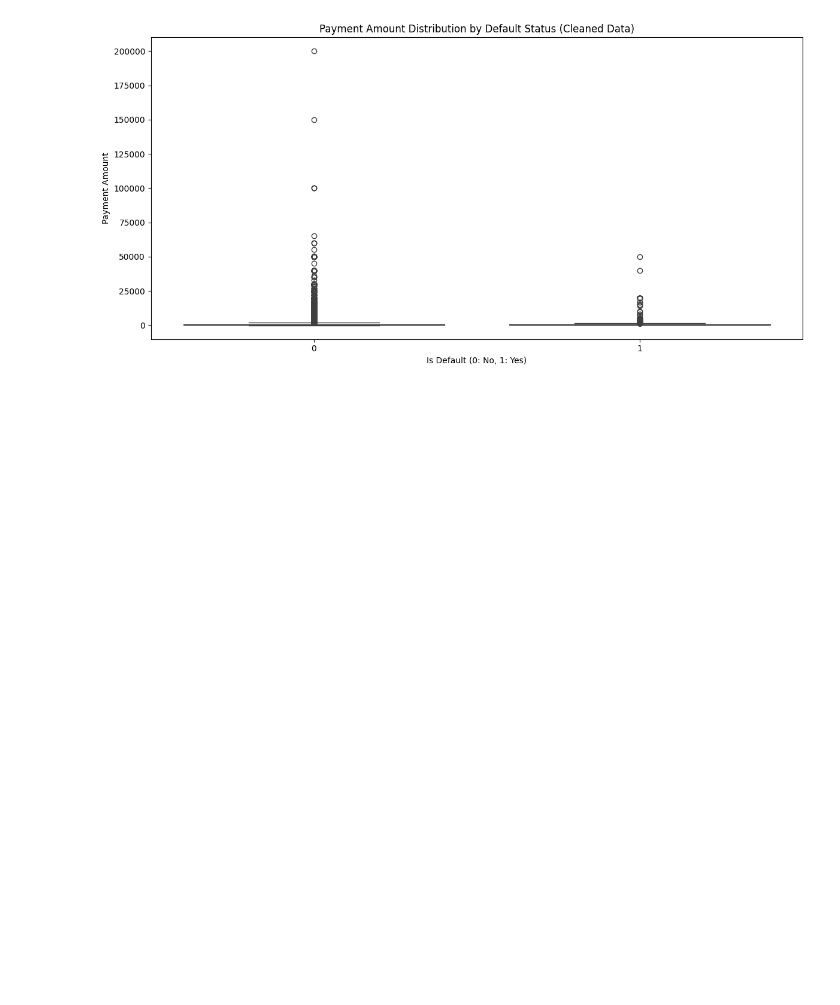
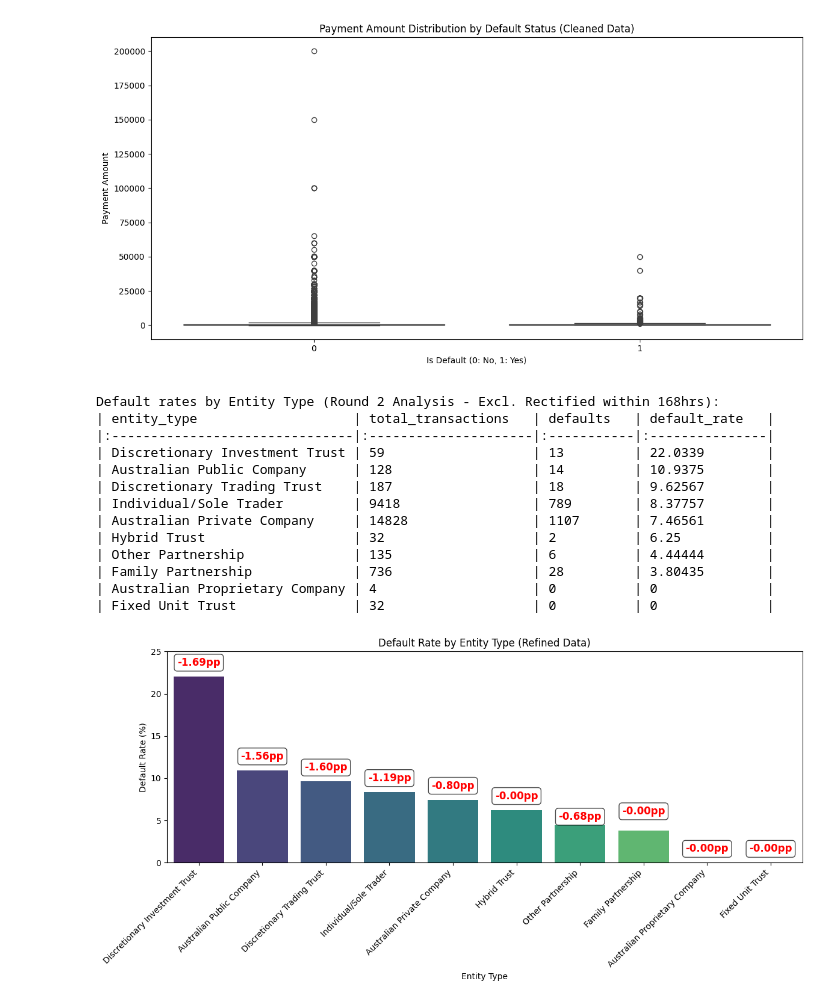
Before and after one commit to jack-braga/Jack-Braga-Case-Study, a Jupyter notebook: Final_Analysis.ipynb, the cells around one changed output. Cells and saved outputs as stored; diff of their text form; code cells hidden in the pictures; blank space fills up the shorter version.

Commit message:
:recycle: almost complete final analysis

```diff
--- a/Final_Analysis.ipynb
+++ b/Final_Analysis.ipynb
@@ -869,3 +873,67 @@ plt.show()
 [figure]
 # %% [markdown]
 ![image.png](attachment:image.png)
+# %%
+# Re-analyzing Default Rates by Entity Type
+entity_type_defaults_round2 = merged_df_round2.groupby('entity_type').agg(
+    total_transactions=('is_default_round2', 'count'),
+    defaults=('is_default_round2', 'sum')
+).reset_index()
+entity_type_defaults_round2['default_rate'] = (entity_type_defaults_round2['defaults'] / entity_type_defaults_round2['total_transactions']) * 100
+entity_type_defaults_round2 = entity_type_defaults_round2.sort_values(by='default_rate', ascending=False)
+
+print("\nDefault rates by Entity Type (Round 2 Analysis - Excl. Rectified within 168hrs):")
+print(entity_type_defaults_round2.to_markdown(index=False, numalign="left", stralign="left"))
+
+# Merge the two DataFrames on 'entity_type' to compare default rates
+entity_type_compare = pd.merge(
+    entity_type_defaults_cleaned[['entity_type', 'default_rate']],
+    entity_type_defaults_round2[['entity_type', 'default_rate']],
+    on='entity_type',
+    suffixes=('_original', '_refined')
+)
+entity_type_compare['rate_decrease'] = entity_type_compare['default_rate_original'] - entity_type_compare['default_rate_refined']
+
+plt.figure(figsize=(12, 6))
+ax = sns.barplot(
+    x='entity_type',
+    y='default_rate',
+    data=entity_type_defaults_round2,
+    hue='entity_type',
+    palette='viridis',
+    legend=False
+)
+plt.ylim(0, 25)
+plt.title(f'Default Rate by Entity Type (Refined Data)')
+plt.xlabel('Entity Type')
+plt.ylabel('Default Rate (%)')
+plt.xticks(rotation=45, ha='right')
+plt.tight_layout()
+
+# Annotate each bar with the percentage point decrease
+for i, row in entity_type_compare.iterrows():
+    ax.text(
+        i,
+        row['default_rate_refined'] + 1,  # position label above the bar
+        f"-{row['rate_decrease']:.2f}pp",
+        ha='center', va='bottom',
+        color='red', fontweight='bold', fontsize=12,
+        bbox=dict(facecolor='white', alpha=0.7, boxstyle='round,pad=0.3')
+    )
+
+plt.show()
+# %% [output]
+Default rates by Entity Type (Round 2 Analysis - Excl. Rectified within 168hrs):
+| entity_type                    | total_transactions   | defaults   | default_rate   |
+|:-------------------------------|:---------------------|:-----------|:---------------|
+| Discretionary Investment Trust | 59                   | 13         | 22.0339        |
+| Australian Public Company      | 128                  | 14         | 10.9375        |
+| Discretionary Trading Trust    | 187                  | 18         | 9.62567        |
+| Individual/Sole Trader         | 9418                 | 789        | 8.37757        |
+| Australian Private Company     | 14828                | 1107       | 7.46561        |
+| Hybrid Trust                   | 32                   | 2          | 6.25           |
+| Other Partnership              | 135                  | 6          | 4.44444        |
+| Family Partnership             | 736                  | 28         | 3.80435        |
+| Australian Proprietary Company | 4                    | 0          | 0              |
+| Fixed Unit Trust               | 32                   | 0          | 0              |
+[figure, added]
```
Also changed, not shown: parts of 13 cells of this notebook.
